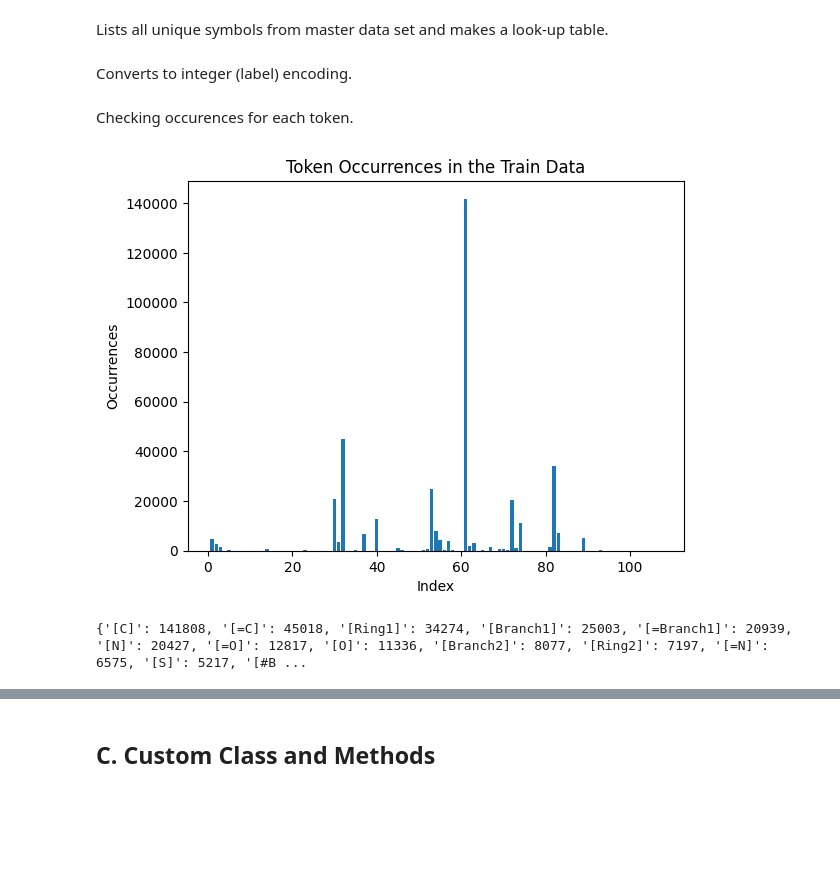
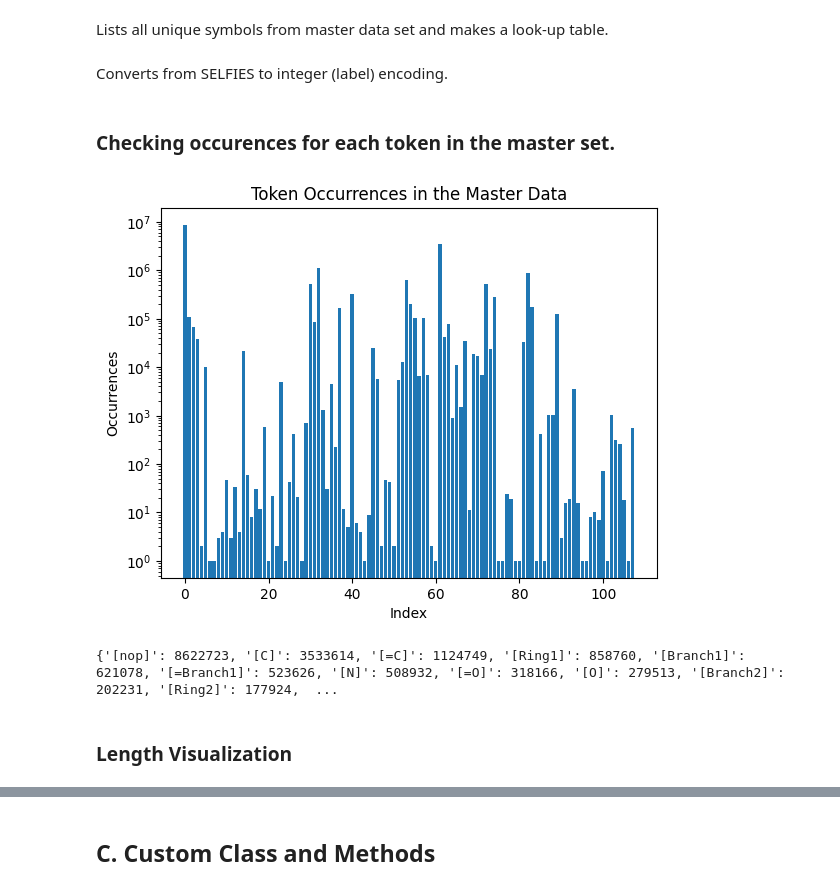
Before and after one commit to MisaelManingo/ChemVATS, a Jupyter notebook: THESIS.ipynb, the cells around one changed output, grey strips where cells are left out. Drawn from its saved outputs; the diff is of its cells as text; code cells hidden in the pictures; blank space fills up the shorter version.

```diff
--- a/THESIS.ipynb
+++ b/THESIS.ipynb
@@ -150,4 +154,4 @@ vocab_size = len(alphabet)
 symbol_to_idx = {s: i for i, s in enumerate(alphabet)}
 idx_to_symbol = {v: k for k, v in symbol_to_idx.items()}
 # %% [markdown]
-Converts to integer (label) encoding.
+Converts from SELFIES to integer (label) encoding.
@@ -187,30 +158,41 @@ test_set = np.array(test_set)
+# %%
+LOAD_FROM_FILE = True
+MASTER_SET_FILE_NAME = '/content/drive/MyDrive/Colab Notebooks/Models/master_set.npy'
+
+if not LOAD_FROM_FILE:
+    master_set = []
+    for x in range(len(master_SELFIES)):
+        master_set.append(sf.selfies_to_encoding(
+            selfies = master_SELFIES[x],
+            vocab_stoi = symbol_to_idx,
+            pad_to_len = max_length,
+            enc_type = "label"
+        ))
+    master_set = np.array(master_set)
+    if vocab_size > 126: print("WARNING: Use of int8 might not represent all integers.")
+    np.save(MASTER_SET_FILE_NAME, master_set.astype(np.int8)) # int8 only stores integers from -127 to 127 ONLY!!!
+else:
+    master_set = np.load(MASTER_SET_FILE_NAME)
 # %% [markdown]
-Checking occurences for each token.
+### Checking occurences for each token in the master set.
 # %%
 #@title {vertical-output: true}
-token_array = train_set.flatten()
-
-token_counts = {}
-for number in token_array:
-    if number != 0:
-        if number in token_counts:
-            token_counts[number] += 1
-        else:
-            token_counts[number] = 1
-
-
+token_counts = Counter(master_set.flatten())
 numbers = list(token_counts.keys())
 occurrences = list(token_counts.values())
 
 plt.bar(numbers, occurrences, align='center')
 plt.xlabel('Index')
 plt.ylabel('Occurrences')
-plt.title('Token Occurrences in the Train Data')
+plt.yscale('log')
+plt.title('Token Occurrences in the Master Data')
 plt.show()
 
 token_counts = {idx_to_symbol[key]: value for key, value in token_counts.items()}
 token_counts = {k: v for k, v in sorted(token_counts.items(), key=lambda item: item[1], reverse=True)}
 print(token_counts)
 # %% [output]
-[figure, old version]
+[figure, new version]
-{'[C]': 141808, '[=C]': 45018, '[Ring1]': 34274, '[Branch1]': 25003, '[=Branch1]': 20939, '[N]': 20427, '[=O]': 12817, '[O]': 11336, '[Branch2]': 8077, '[Ring2]': 7197, '[=N]': 6575, '[S]': 5217, '[#B ...
+{'[nop]': 8622723, '[C]': 3533614, '[=C]': 1124749, '[Ring1]': 858760, '[Branch1]': 621078, '[=Branch1]': 523626, '[N]': 508932, '[=O]': 318166, '[O]': 279513, '[Branch2]': 202231, '[Ring2]': 177924,  ...
+# %% [markdown]
+### Length Visualization
```
Also changed, not shown: parts of 54 cells of this notebook.
